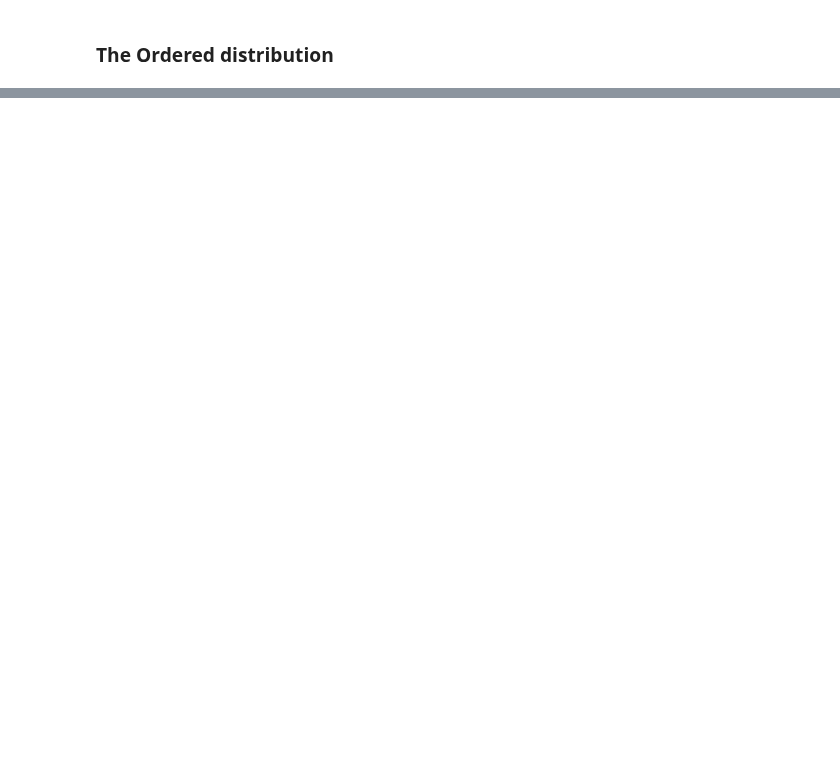
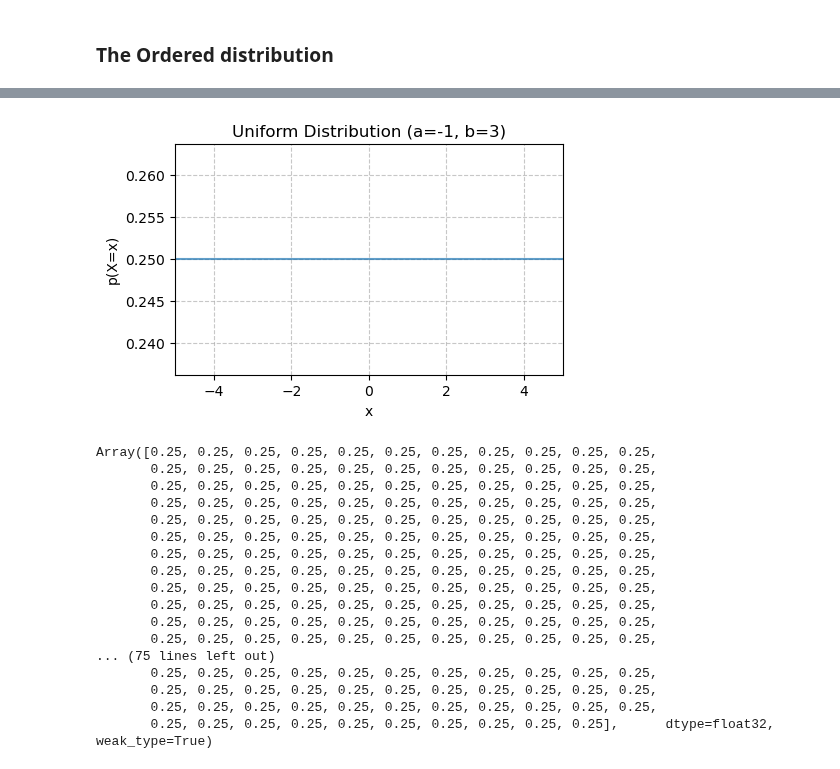
Before and after one commit to elizavetasemenova/prob-epi, a Jupyter notebook: 04_probability_distributions.ipynb, the cells around one changed output, grey strips where cells are left out. Drawn from its saved outputs; the diff is of its cells as text; code cells hidden in the pictures; blank space fills up the shorter version.

```diff
--- a/04_probability_distributions.ipynb
+++ b/04_probability_distributions.ipynb
@@ -299,0 +444,51 @@ binomial_vis(rng, p=0.2, n=100, x_ticks=False)
+# %%
+a = -1
+b = 3
+x_ticks= False
+
+uniform = dist.Uniform(low=a, high=b)
+x_values = jnp.linspace(-5, 5, 1000)
+
+pmf_values = jnp.exp(uniform.log_prob(x_values))
+
+fig = plt.figure(dpi=100, figsize=(5, 3))
+plt.plot(x_values, pmf_values, alpha=0.7)
+plt.xlabel('x')
+plt.ylabel('p(X=x)')
+plt.title(f'Uniform Distribution (a={a}, b={b})')
+if x_ticks:
+    plt.xticks(x_values)
+plt.grid(axis='y', linestyle='--', alpha=0.7)
+plt.grid(axis='x', linestyle='--', alpha=0.7)
+plt.xlim(-5, 5)
+
+plt.show()
+
+
+#fig = plt.figure(dpi=100, figsize=(5, 3))
+#ax = fig.add_subplot(1, 1, 1)
+#ax.plot(xs, jnp.exp(uniform.log_prob(xs)), color='C0', lw=3, alpha=0.5)
+#ax.set_xlabel('x')
+#ax.set_ylabel('p(X=x)')
+#ax.grid(0.3)
+#ax.set_xlim(-5, 5)
+#plt.show()
+# %% [output]
+[figure, added]
+Array([0.25, 0.25, 0.25, 0.25, 0.25, 0.25, 0.25, 0.25, 0.25, 0.25, 0.25,
+       0.25, 0.25, 0.25, 0.25, 0.25, 0.25, 0.25, 0.25, 0.25, 0.25, 0.25,
+       0.25, 0.25, 0.25, 0.25, 0.25, 0.25, 0.25, 0.25, 0.25, 0.25, 0.25,
+       0.25, 0.25, 0.25, 0.25, 0.25, 0.25, 0.25, 0.25, 0.25, 0.25, 0.25,
+       0.25, 0.25, 0.25, 0.25, 0.25, 0.25, 0.25, 0.25, 0.25, 0.25, 0.25,
+       0.25, 0.25, 0.25, 0.25, 0.25, 0.25, 0.25, 0.25, 0.25, 0.25, 0.25,
+       0.25, 0.25, 0.25, 0.25, 0.25, 0.25, 0.25, 0.25, 0.25, 0.25, 0.25,
+       0.25, 0.25, 0.25, 0.25, 0.25, 0.25, 0.25, 0.25, 0.25, 0.25, 0.25,
+       0.25, 0.25, 0.25, 0.25, 0.25, 0.25, 0.25, 0.25, 0.25, 0.25, 0.25,
+       0.25, 0.25, 0.25, 0.25, 0.25, 0.25, 0.25, 0.25, 0.25, 0.25, 0.25,
+       0.25, 0.25, 0.25, 0.25, 0.25, 0.25, 0.25, 0.25, 0.25, 0.25, 0.25,
+       0.25, 0.25, 0.25, 0.25, 0.25, 0.25, 0.25, 0.25, 0.25, 0.25, 0.25,
+... (75 lines left out)
+       0.25, 0.25, 0.25, 0.25, 0.25, 0.25, 0.25, 0.25, 0.25, 0.25, 0.25,
+       0.25, 0.25, 0.25, 0.25, 0.25, 0.25, 0.25, 0.25, 0.25, 0.25, 0.25,
+       0.25, 0.25, 0.25, 0.25, 0.25, 0.25, 0.25, 0.25, 0.25, 0.25, 0.25,
+       0.25, 0.25, 0.25, 0.25, 0.25, 0.25, 0.25, 0.25, 0.25, 0.25],      dtype=float32, weak_type=True)
```
Also changed, not shown: parts of 36 cells of this notebook.
